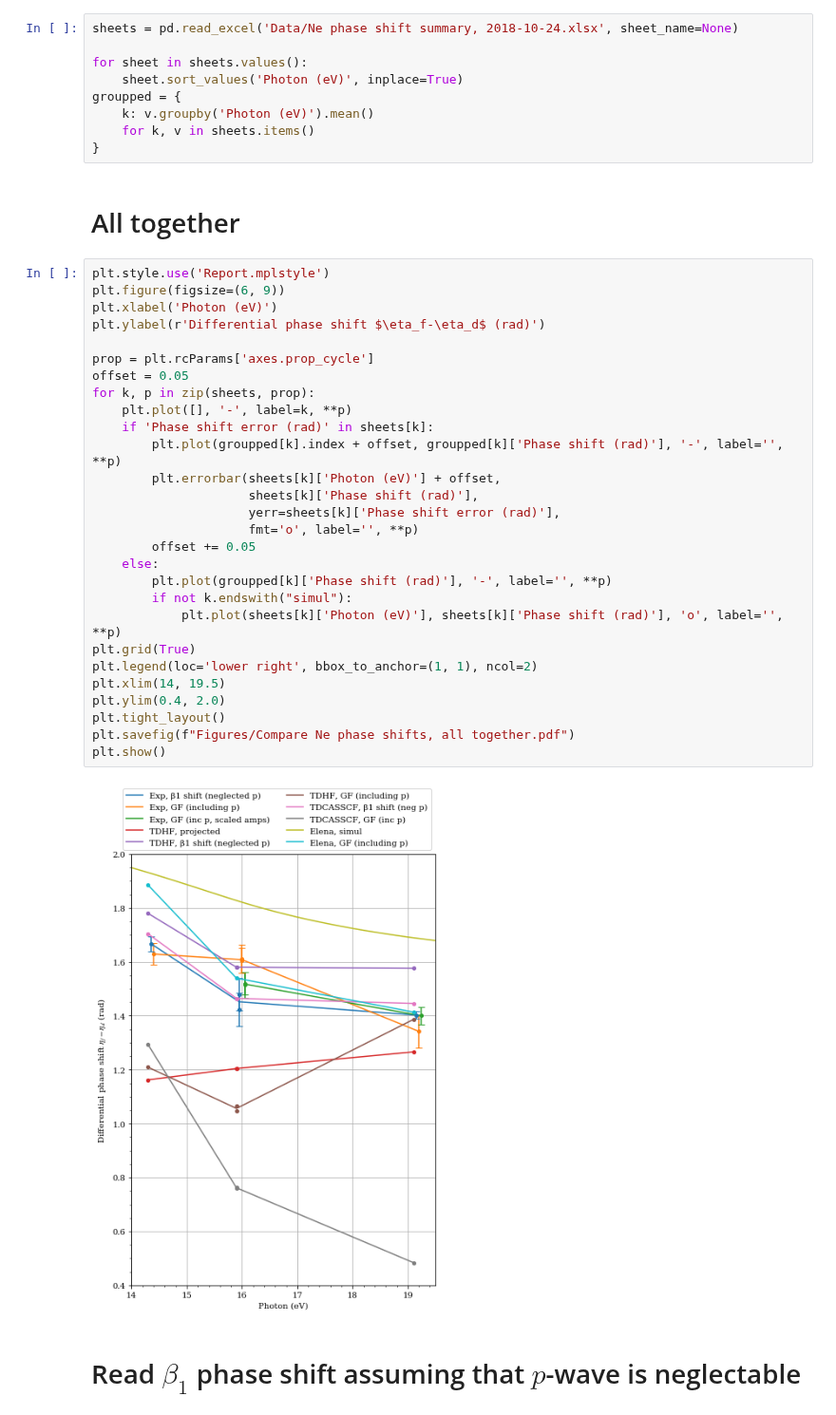
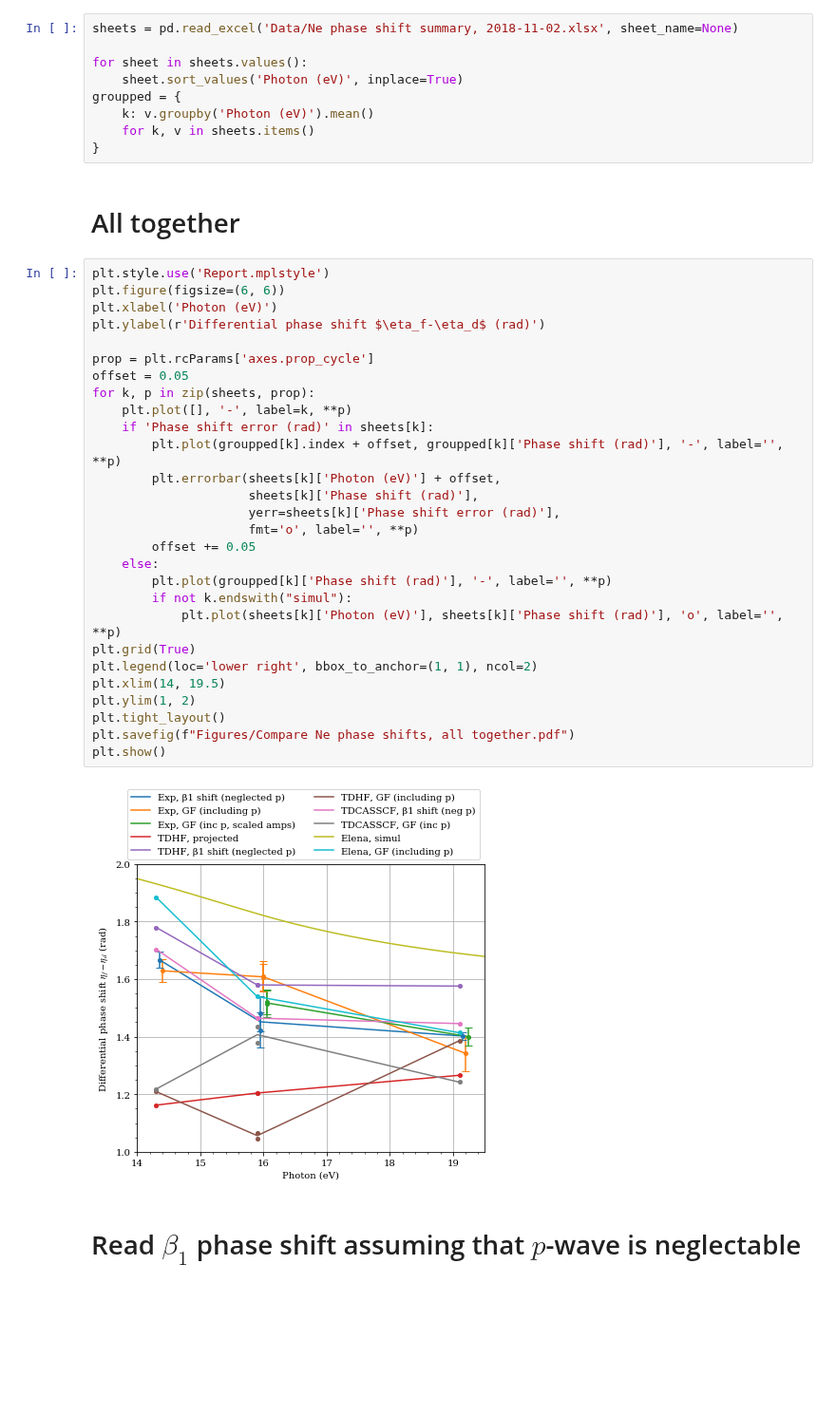
Before and after one commit to DaehyunPY/FERMI20144077, a Jupyter notebook: Notebooks/Compare Ne beta phase shifts (summary).ipynb, the cells around one changed output. Shown at 95% size. Saved outputs shown, nothing was run; the diff lists cells and outputs as text; blank space fills up the shorter version.

Commit message:
Update Ne TDCASSCF data and results

```diff
--- a/Notebooks/Compare Ne beta phase shifts (summary).ipynb
+++ b/Notebooks/Compare Ne beta phase shifts (summary).ipynb
@@ -3,7 +3,7 @@ import numpy as np
 import pandas as pd
 import matplotlib.pyplot as plt
 # %%
-sheets = pd.read_excel('Data/Ne phase shift summary, 2018-10-24.xlsx', sheet_name=None)
+sheets = pd.read_excel('Data/Ne phase shift summary, 2018-11-02.xlsx', sheet_name=None)
 
 for sheet in sheets.values():
     sheet.sort_values('Photon (eV)', inplace=True)
@@ -15,34 +15,34 @@ groupped = {
 # All together
 # %%
 plt.style.use('Report.mplstyle')
-plt.figure(figsize=(6, 9))
+plt.figure(figsize=(6, 6))
 plt.xlabel('Photon (eV)')
 plt.ylabel(r'Differential phase shift $\eta_f-\eta_d$ (rad)')
 
 prop = plt.rcParams['axes.prop_cycle']
 offset = 0.05
 for k, p in zip(sheets, prop):
     plt.plot([], '-', label=k, **p)
     if 'Phase shift error (rad)' in sheets[k]:
         plt.plot(groupped[k].index + offset, groupped[k]['Phase shift (rad)'], '-', label='', **p)
         plt.errorbar(sheets[k]['Photon (eV)'] + offset,
                      sheets[k]['Phase shift (rad)'],
                      yerr=sheets[k]['Phase shift error (rad)'],
                      fmt='o', label='', **p)
         offset += 0.05
     else:
         plt.plot(groupped[k]['Phase shift (rad)'], '-', label='', **p)
         if not k.endswith("simul"):
             plt.plot(sheets[k]['Photon (eV)'], sheets[k]['Phase shift (rad)'], 'o', label='', **p)
 plt.grid(True)
 plt.legend(loc='lower right', bbox_to_anchor=(1, 1), ncol=2)
 plt.xlim(14, 19.5)
-plt.ylim(0.4, 2.0)
+plt.ylim(1, 2)
 plt.tight_layout()
 plt.savefig(f"Figures/Compare Ne phase shifts, all together.pdf")
 plt.show()
 # %% [output]
-[figure, old version]
+[figure, new version]
 # %% [markdown]
 # Read $\beta_1$ phase shift assuming that $p$-wave is neglectable
 # %%
```
Also changed, not shown: parts of 3 cells of this notebook, 5 other files.
